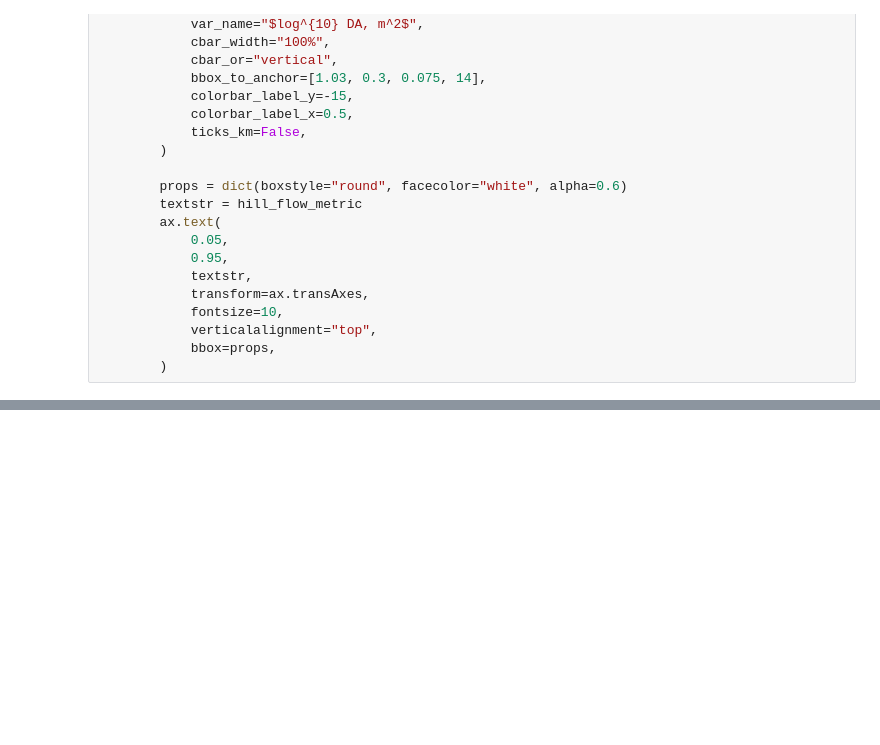
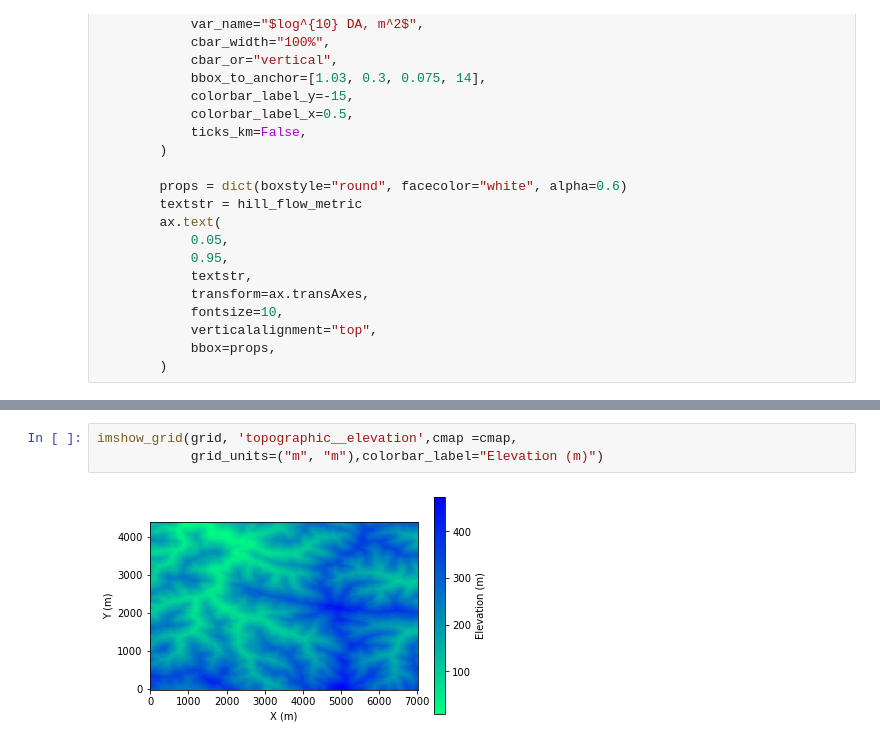
Before and after one commit to csdms-spring-school-2022/abrupt-perturbations, a Jupyter notebook: abrupt_fire_landslide/bedrock_landslide.ipynb, the cells around one changed output, grey strips where cells are left out. Saved outputs shown, nothing was run; the diff lists cells and outputs as text; blank space fills up the shorter version.

```diff
--- a/abrupt_fire_landslide/bedrock_landslide.ipynb
+++ b/abrupt_fire_landslide/bedrock_landslide.ipynb
@@ -344,0 +321,5 @@ plt.show()
+# %%
+imshow_grid(grid, 'topographic__elevation',cmap =cmap,
+            grid_units=("m", "m"),colorbar_label="Elevation (m)")
+# %% [output]
+[figure, added]
```
Also changed, not shown: parts of 9 cells of this notebook, 1 other file.
